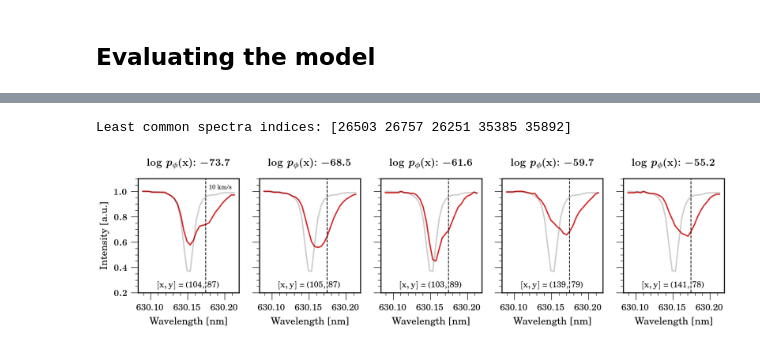
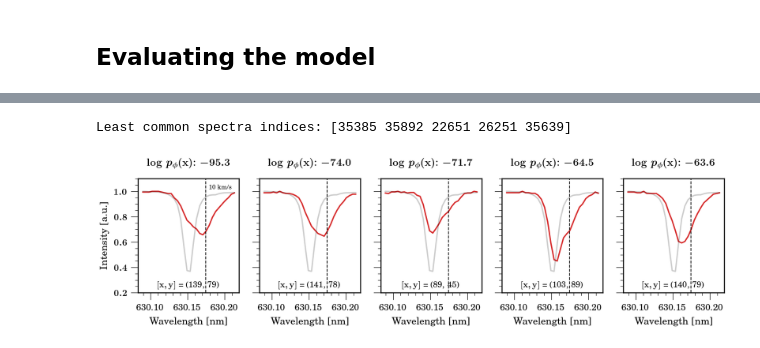
Before and after one commit to cdiazbas/inspectorch, a Jupyter notebook: example/example.ipynb, the cells around one changed output, grey strips where cells are left out. Cells and saved outputs as stored; diff of their text form; code cells hidden in the pictures.

```diff
--- a/example/example.ipynb
+++ b/example/example.ipynb
@@ -29,17 +29,14 @@ CUDA is not available. Using CPU.
 
 # Read the compressed Hinode data from file
 with np.load("hinode_data.npz") as npzfile:
-    data = npzfile["data"]
+    data = npzfile["data"] / 186.0
     wav = npzfile["wav"]
     pixel_size = npzfile["pixel_size"] * 3.0
 
 ny, nwav, nx = data.shape
 print(f"Data shape: {data.shape}")
 
-# Normalize data by quiet sun (QS) median value for consistent intensity scaling
-qs = np.median(data[:, 0, :])
-data = data / qs
-average = np.mean(data[:, :, :], axis=(0, 2))
+# Data does not need any normalization
 # %% [output]
 Data shape: (342, 30, 254)
 # %%
@@ -189,14 +194,14 @@ nplots = 5
 idxs = np.argsort(log_prob)[:nplots]
 print(f"Least common spectra indices: {idxs}")
 
+
+average = torch.mean(dataset.patches[:, :], axis=0)
 fig, ax = plt.subplots(1, 5, figsize=(20, 16 / 4 * 1), sharex=True, sharey=True)
 ax = ax.flatten()
 for i in range(nplots):
     # Plot normalized spectrum for each least common sample
     ax[i % 5].plot(wav / 10, dataset[idxs[i]] / torch.max(dataset[idxs[i]]), color="C3")
-    ax[i % 5].plot(
-        wav / 10, average / np.max(average), ls="-", color="black", alpha=0.2
-    )
+    ax[i % 5].plot(wav / 10, average / average.max(), ls="-", color="black", alpha=0.2)
 
     ax[i % 5].set_title(
         r"$\log\,p_\phi(\mathbf{{x}})$: ${0:.1f}$".format(log_prob[idxs[i]]),
@@ -230,32 +235,32 @@ for i in range(nplots):
     # Draw a vertical line at 10 km/s on the secondary axis
     v_line = 10  # km/s
     lambda_v = line + (v_line * line / cc)
     ax[i % 5].axvline(lambda_v, color="k", linestyle="--", linewidth=1.5)
     # Add velocity label at the top of the plot
     if i == 0:
         ax[i % 5].text(
             lambda_v + 0.02,
             0.95,
             f"{v_line} km/s",
             fontsize=12,
             ha="center",
             va="top",
             color="k",
             transform=ax[i % 5].get_xaxis_transform(),
         )
 
 for axes in ax.flat:
     axes.ticklabel_format(style="plain", axis="x", useOffset=False)
 
 # Set y-axis limits for all subplots for consistency
 for axes in ax.flat:
     axes.set_ylim(0.2, 1.1)
 
 
 # Format x-axis tick labels to show a fixed number of decimals
 num_decimals = 2
 for axes in ax.flat:
     axes.set_xticklabels([f"{tick:.{num_decimals}f}" for tick in axes.get_xticks()])
 # %% [output]
-Least common spectra indices: [26503 26757 26251 35385 35892]
+Least common spectra indices: [35385 35892 22651 26251 35639]
-[figure, old version]
+[figure, new version]
```
Also changed, not shown: parts of 5 cells of this notebook, 2 other files.
